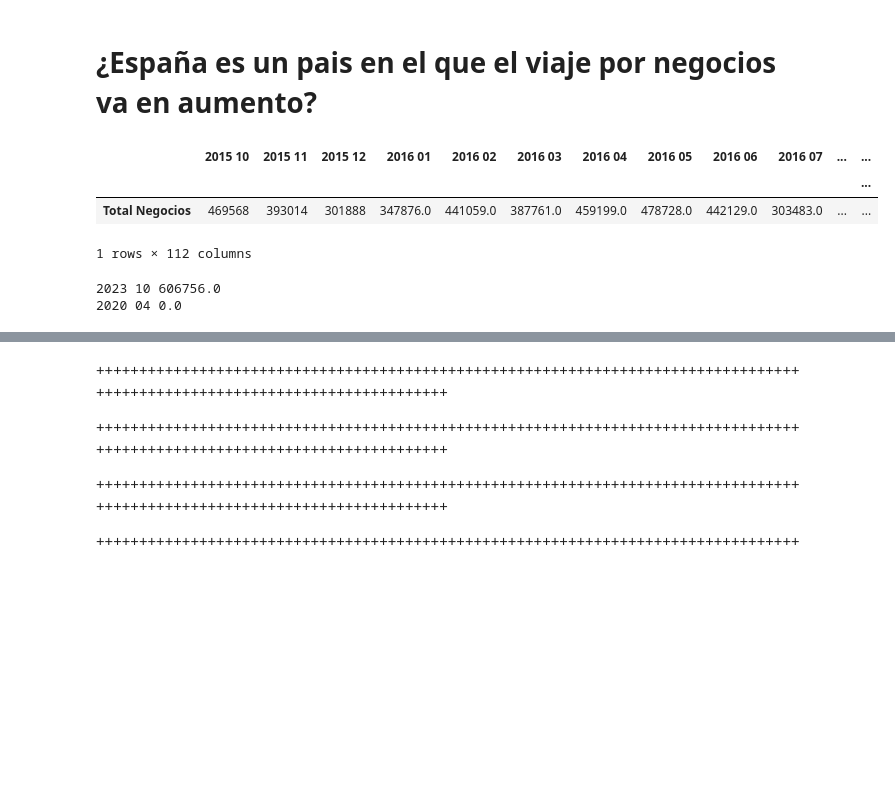
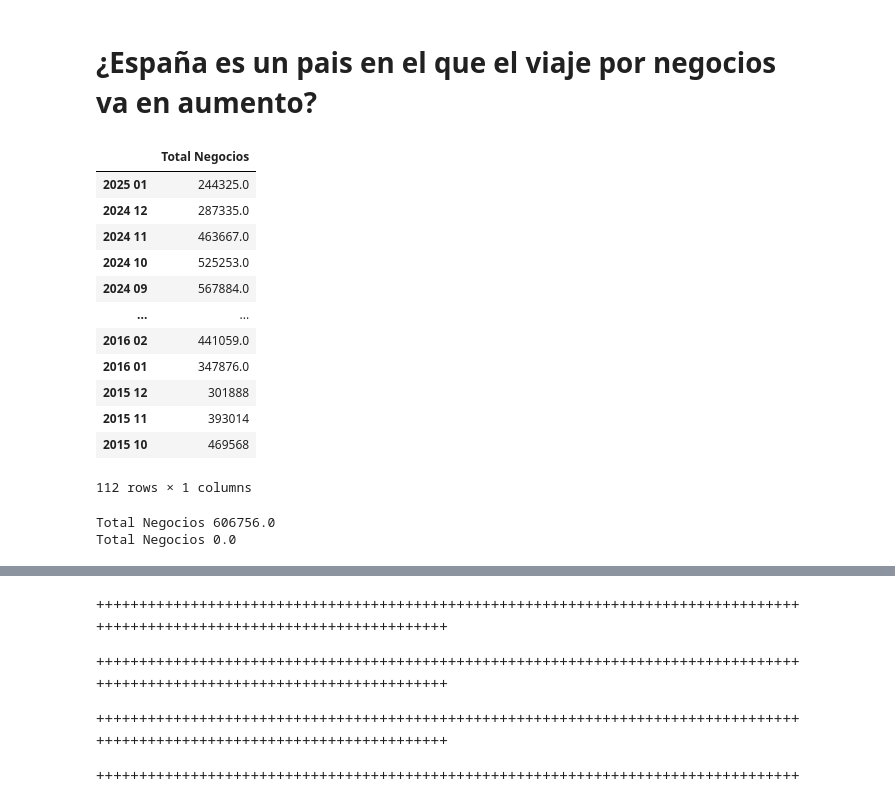
Before and after one commit to Cristianvas198/EDA_Turismo, a Jupyter notebook: src/Notebook.ipynb, the cells around one changed output, grey strips where cells are left out. Cells and saved outputs as stored; diff of their text form; code cells hidden in the pictures; blank space fills up the shorter version.

```diff
--- a/src/Notebook.ipynb
+++ b/src/Notebook.ipynb
@@ -292,25 +296,34 @@ fig.show()
 # %%
 motivo_viaje = pd.read_excel("./data/motivo_viaje.xlsx")
 motivo_viaje.columns=motivo_viaje.columns.str.replace("M", " ")#Reemplaza la M de las fechas por un espacio
 motivo_viaje = motivo_viaje.transpose()
 motivo_viaje.columns = motivo_viaje.iloc[0].astype(str).str.strip()  #Convierte valores string y elimina los espacios
 motivo_viaje = motivo_viaje.drop(motivo_viaje.index[0])  #Elimina la fila con los nombres
 #motivo_viaje.columns
 #motivo_viaje
 
 motivo_viaje.columns.values[5] = "Total Ocio"
 motivo_viaje.columns.values[10] = "Total Negocios"
 motivo_viaje.columns.values[15] = "Total Otros motivos"
 
 negocios = motivo_viaje[['Total Negocios']].copy()
-negocios = negocios.transpose()
+# negocios = negocios.transpose()
 negocios = negocios[negocios.columns[::-1]]
 negocios
 # %% [output]
-|  | 2015 10 | 2015 11 | 2015 12 | 2016 01 | 2016 02 | 2016 03 | 2016 04 | 2016 05 | 2016 06 | 2016 07 | ... | ... |
-|  |  |  |  |  |  |  |  |  |  |  |  | ... |
-| Total Negocios | 469568 | 393014 | 301888 | 347876.0 | 441059.0 | 387761.0 | 459199.0 | 478728.0 | 442129.0 | 303483.0 | ... | ... |
+|  | Total Negocios |
+| 2025 01 | 244325.0 |
+| 2024 12 | 287335.0 |
+| 2024 11 | 463667.0 |
+| 2024 10 | 525253.0 |
+| 2024 09 | 567884.0 |
+| ... | ... |
+| 2016 02 | 441059.0 |
+| 2016 01 | 347876.0 |
+| 2015 12 | 301888 |
+| 2015 11 | 393014 |
+| 2015 10 | 469568 |
-1 rows × 112 columns
+112 rows × 1 columns
 # %%
 maximo = negocios.max()
 print(maximo.idxmax(), maximo.max())
@@ -318,5 +331,5 @@ print(maximo.idxmax(), maximo.max())
 minimo=negocios.min()
 print(minimo.idxmin(), minimo.min())
 # %% [output]
-2023 10 606756.0
-2020 04 0.0
+Total Negocios 606756.0
+Total Negocios 0.0
```
Also changed, not shown: parts of 8 cells of this notebook, 3 other files.
